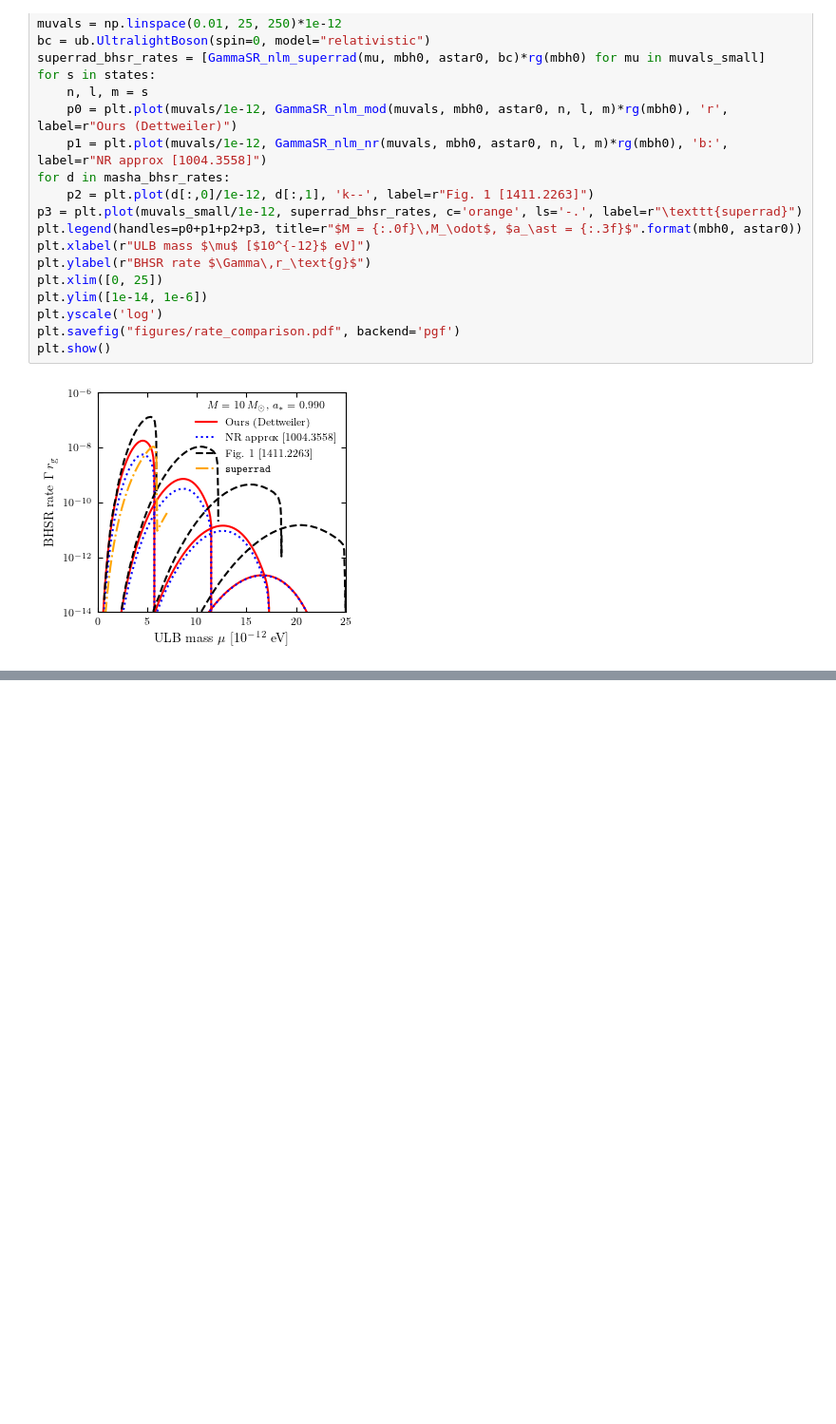
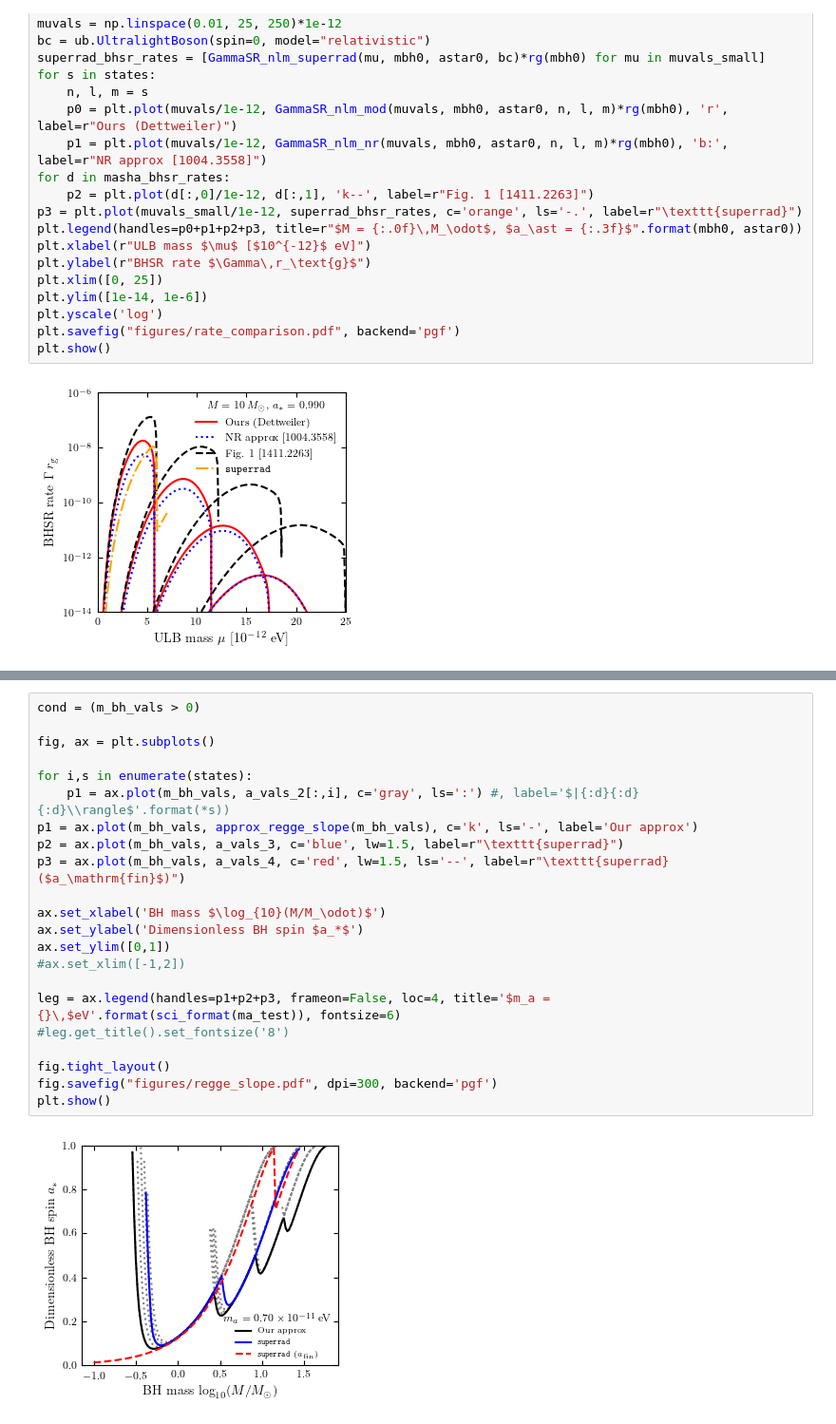
Before and after one commit to sebhoof/bhsr, a Jupyter notebook: bhsr_comparison.ipynb, the cells around one changed output, grey strips where cells are left out. Shown at 95% size. Cells and saved outputs as stored; diff of their text form; blank space fills up the shorter version.

```diff
--- a/bhsr_comparison.ipynb
+++ b/bhsr_comparison.ipynb
@@ -53,0 +85,24 @@ plt.show()
+# %%
+cond = (m_bh_vals > 0)
+
+fig, ax = plt.subplots()
+
+for i,s in enumerate(states):
+    p1 = ax.plot(m_bh_vals, a_vals_2[:,i], c='gray', ls=':') #, label='$|{:d}{:d}{:d}\\rangle$'.format(*s))
+p1 = ax.plot(m_bh_vals, approx_regge_slope(m_bh_vals), c='k', ls='-', label='Our approx')
+p2 = ax.plot(m_bh_vals, a_vals_3, c='blue', lw=1.5, label=r"\texttt{superrad}")
+p3 = ax.plot(m_bh_vals, a_vals_4, c='red', lw=1.5, ls='--', label=r"\texttt{superrad} ($a_\mathrm{fin}$)")
+
+ax.set_xlabel('BH mass $\log_{10}(M/M_\odot)$')
+ax.set_ylabel('Dimensionless BH spin $a_*$')
+ax.set_ylim([0,1])
+#ax.set_xlim([-1,2])
+
+leg = ax.legend(handles=p1+p2+p3, frameon=False, loc=4, title='$m_a = {}\,$eV'.format(sci_format(ma_test)), fontsize=6)
+#leg.get_title().set_fontsize('8')
+
+fig.tight_layout()
+fig.savefig("figures/regge_slope.pdf", dpi=300, backend='pgf')
+plt.show()
+# %% [output]
+[figure, added]
```
Also changed, not shown: parts of 4 cells of this notebook, 3 other files.
